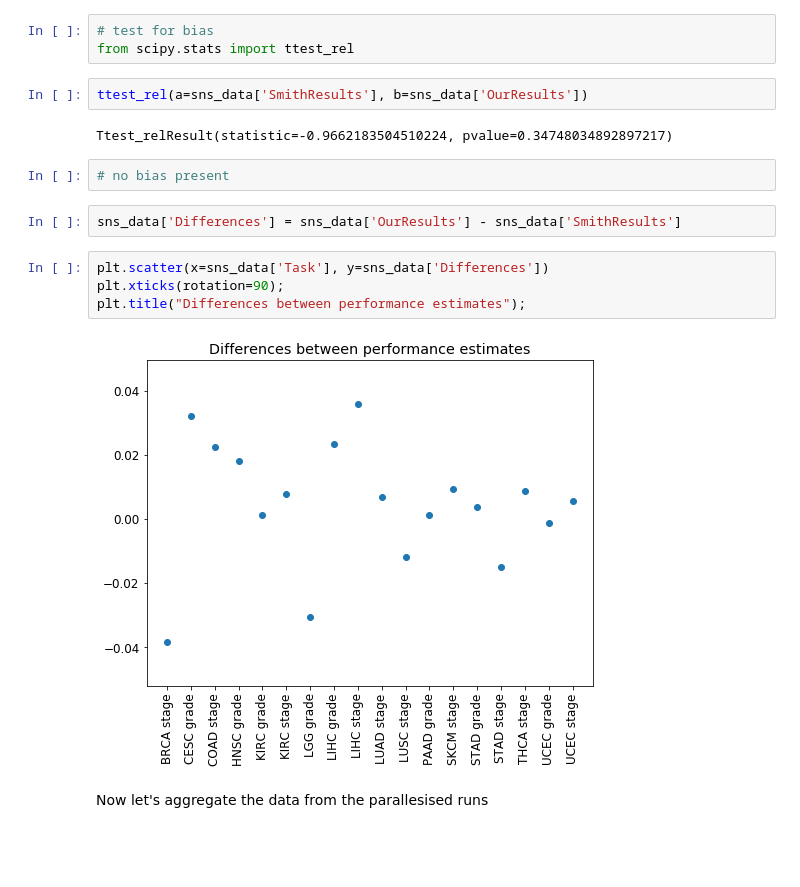
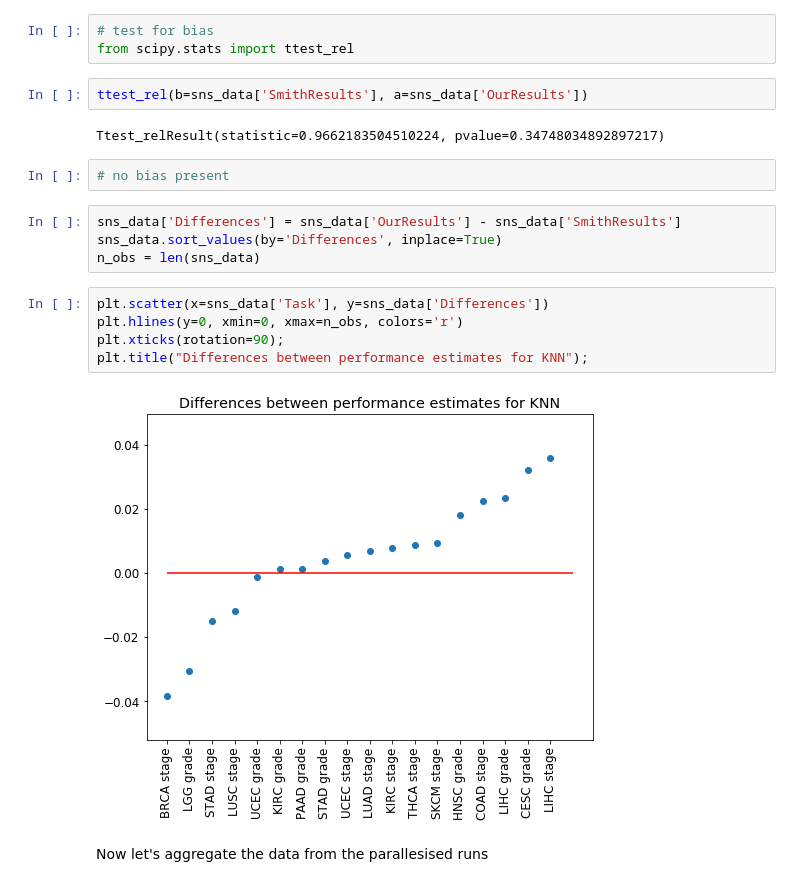
Before and after one commit to notreallyme2/tx-metalearning, a Jupyter notebook: knn_results_comparison.ipynb, the cells around one changed output. Drawn from its saved outputs; the diff is of its cells as text; blank space fills up the shorter version.

```diff
--- a/knn_results_comparison.ipynb
+++ b/knn_results_comparison.ipynb
@@ -75,19 +80,22 @@ plt.title('Results comparison for KNN');
 # test for bias
 from scipy.stats import ttest_rel
 # %%
-ttest_rel(a=sns_data['SmithResults'], b=sns_data['OurResults'])
+ttest_rel(b=sns_data['SmithResults'], a=sns_data['OurResults'])
 # %% [output]
-Ttest_relResult(statistic=-0.9662183504510224, pvalue=0.34748034892897217)
+Ttest_relResult(statistic=0.9662183504510224, pvalue=0.34748034892897217)
 # %%
 # no bias present
 # %%
 sns_data['Differences'] = sns_data['OurResults'] - sns_data['SmithResults']
+sns_data.sort_values(by='Differences', inplace=True)
+n_obs = len(sns_data)
 # %%
 plt.scatter(x=sns_data['Task'], y=sns_data['Differences'])
+plt.hlines(y=0, xmin=0, xmax=n_obs, colors='r')
 plt.xticks(rotation=90);
-plt.title("Differences between performance estimates");
+plt.title("Differences between performance estimates for KNN");
 # %% [output]
-[figure, old version]
+[figure, new version]
 # %% [markdown]
 Now let's aggregate the data from the parallesised runs
 # %%
```
Also changed, not shown: parts of 5 cells of this notebook, 28 other files.
